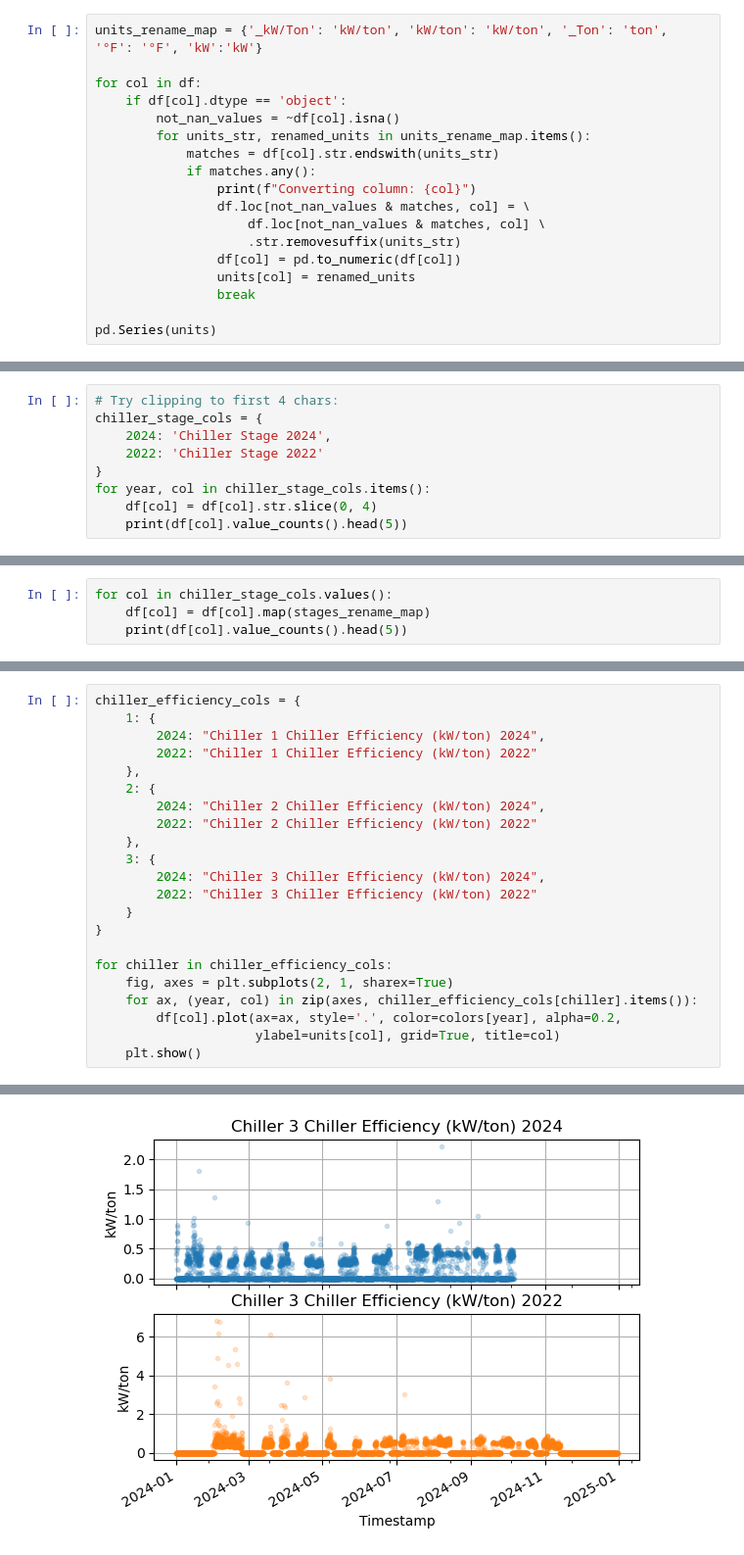
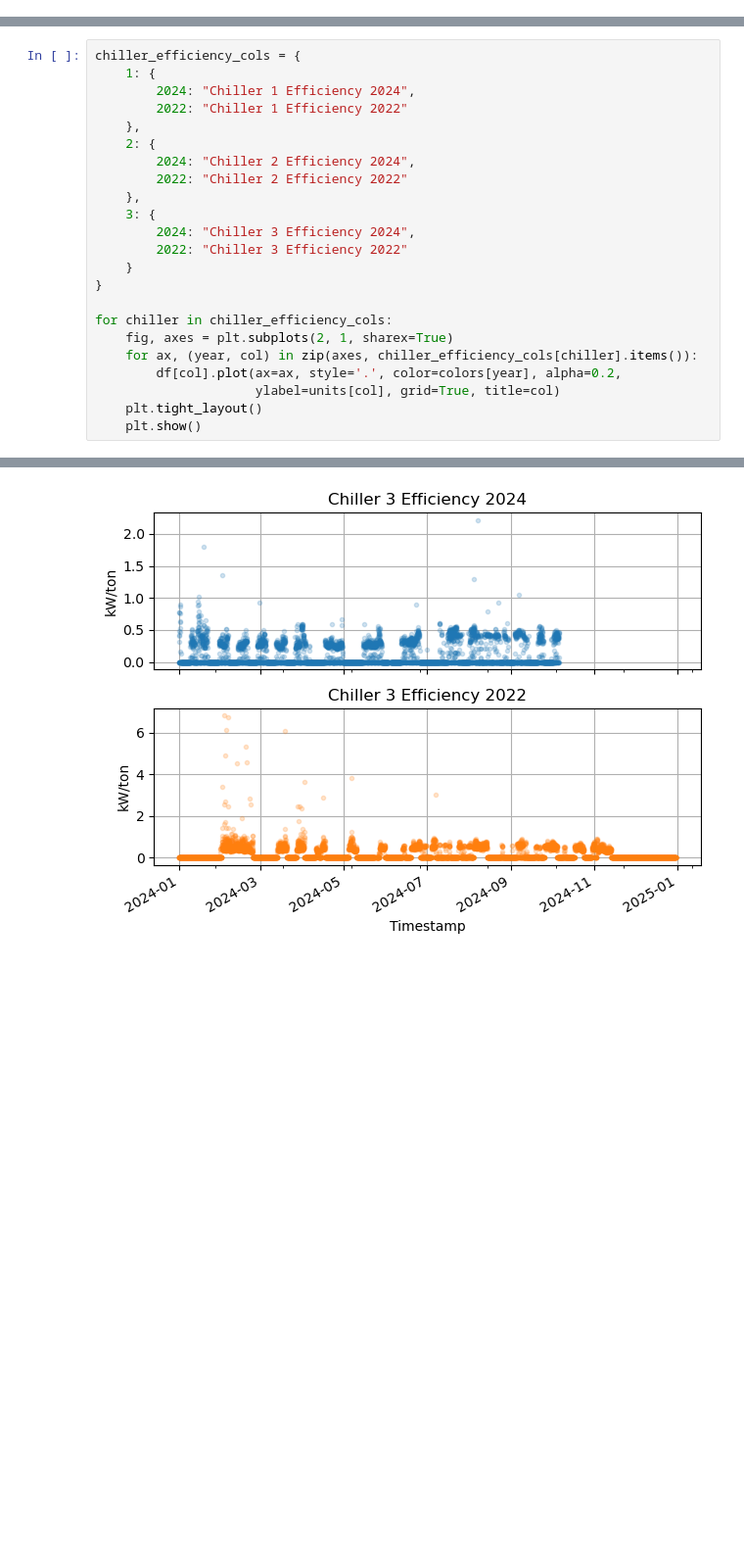
Before and after one commit to billtubbs/district-energy-systems, a Jupyter notebook: CSUDH/2-preliminary-data-analysis.ipynb, the cells around one changed output, grey strips where cells are left out. Shown at 98% size. Drawn from its saved outputs; the diff is of its cells as text; blank space fills up the shorter version.

Commit message:
Preliminary analysis plots

```diff
--- a/CSUDH/data-preparation.ipynb
+++ b/CSUDH/2-preliminary-data-analysis.ipynb
@@ -165,18 +68,0 @@ dtype: object
-# %%
-units_rename_map = {'_kW/Ton': 'kW/ton', 'kW/ton': 'kW/ton', '_Ton': 'ton', '°F': '°F', 'kW':'kW'}
-
-for col in df:
-    if df[col].dtype == 'object':
-        not_nan_values = ~df[col].isna()
-        for units_str, renamed_units in units_rename_map.items():
-            matches = df[col].str.endswith(units_str)
-            if matches.any():
-                print(f"Converting column: {col}")
-                df.loc[not_nan_values & matches, col] = \
-                    df.loc[not_nan_values & matches, col] \
-                    .str.removesuffix(units_str)
-                df[col] = pd.to_numeric(df[col])
-                units[col] = renamed_units
-                break
-
-pd.Series(units)
@@ -242,9 +68,0 @@ Name: count, dtype: int64
-# %%
-# Try clipping to first 4 chars:
-chiller_stage_cols = {
-    2024: 'Chiller Stage 2024',
-    2022: 'Chiller Stage 2022'
-}
-for year, col in chiller_stage_cols.items():
-    df[col] = df[col].str.slice(0, 4)
-    print(df[col].value_counts().head(5))
@@ -270,4 +68,0 @@ stages_rename_map = {
-# %%
-for col in chiller_stage_cols.values():
-    df[col] = df[col].map(stages_rename_map)
-    print(df[col].value_counts().head(5))
@@ -453,16 +243,16 @@ for ax, (year, col) in zip(axes, condenser_loop_wbt_cols.items()):
 # %%
 chiller_efficiency_cols = {
     1: {
-        2024: "Chiller 1 Chiller Efficiency (kW/ton) 2024",
-        2022: "Chiller 1 Chiller Efficiency (kW/ton) 2022"
+        2024: "Chiller 1 Efficiency 2024",
+        2022: "Chiller 1 Efficiency 2022"
     },
     2: {
-        2024: "Chiller 2 Chiller Efficiency (kW/ton) 2024",
-        2022: "Chiller 2 Chiller Efficiency (kW/ton) 2022"
+        2024: "Chiller 2 Efficiency 2024",
+        2022: "Chiller 2 Efficiency 2022"
     },
     3: {
-        2024: "Chiller 3 Chiller Efficiency (kW/ton) 2024",
-        2022: "Chiller 3 Chiller Efficiency (kW/ton) 2022"
+        2024: "Chiller 3 Efficiency 2024",
+        2022: "Chiller 3 Efficiency 2022"
     }
 }
 
@@ -471,5 +261,6 @@ for chiller in chiller_efficiency_cols:
     for ax, (year, col) in zip(axes, chiller_efficiency_cols[chiller].items()):
         df[col].plot(ax=ax, style='.', color=colors[year], alpha=0.2,
                      ylabel=units[col], grid=True, title=col)
+    plt.tight_layout()
     plt.show()
 # %% [output]
@@ -478,3 +269,3 @@ for chiller in chiller_efficiency_cols:
-[figure, old version]
+[figure, new version]
 # %%
 # Chiller efficiency data may be a proxy for 'chiller is operating'
```
Also changed, not shown: parts of 32 cells of this notebook, 1 other file.
